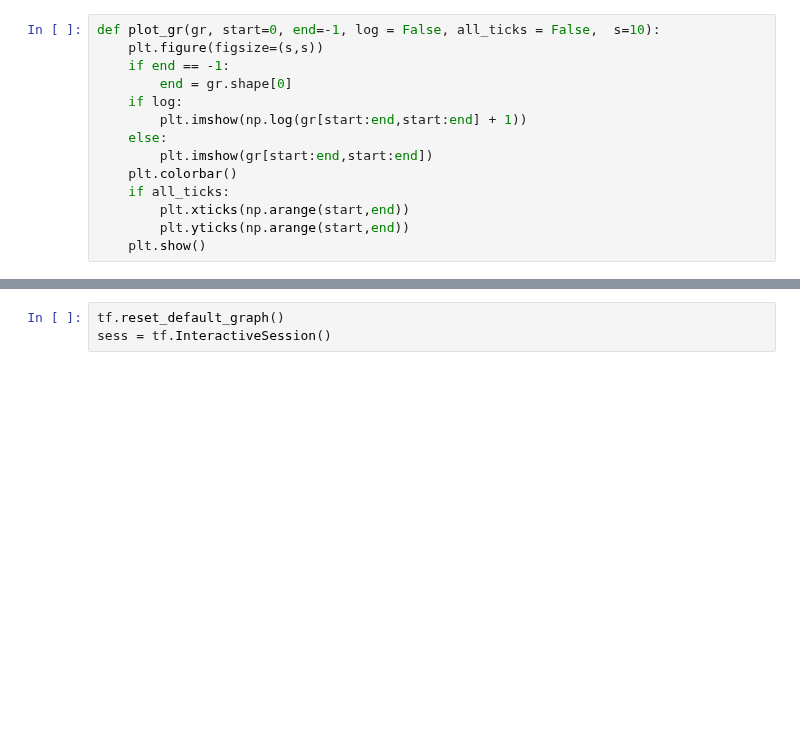
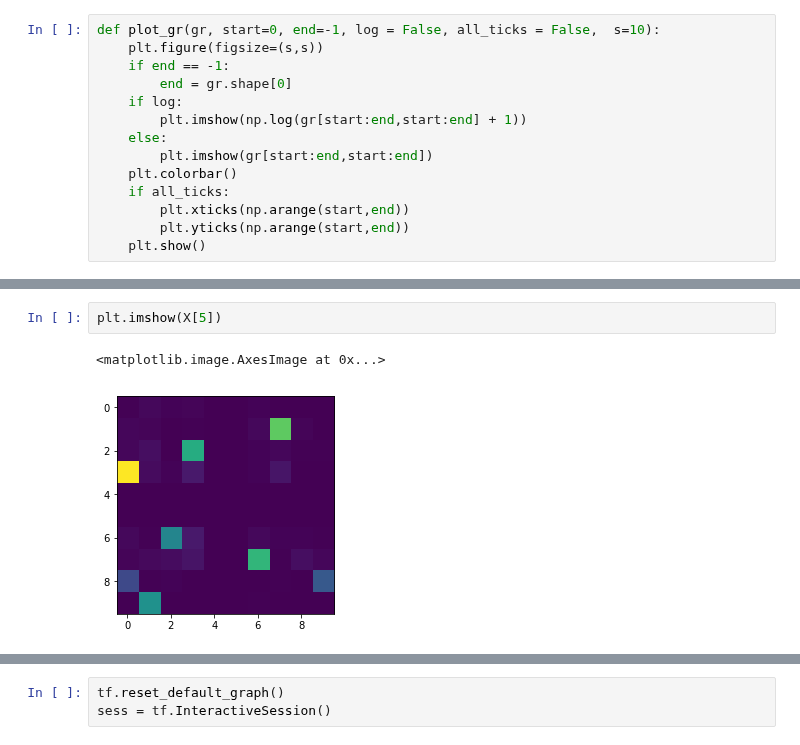
Before and after one commit to rykachevskiy/CRISPR, a Jupyter notebook: Graph_to_chains/graph_to_chains_TF.ipynb, the cells around one changed output, grey strips where cells are left out. Cells and saved outputs as stored; diff of their text form; blank space fills up the shorter version.

```diff
--- a/Graph_to_chains/graph_to_chains_TF.ipynb
+++ b/Graph_to_chains/graph_to_chains_TF.ipynb
@@ -45,0 +102,5 @@ params
+# %%
+plt.imshow(X[5])
+# %% [output]
+<matplotlib.image.AxesImage at 0x...>
+[figure, added]
```
Also changed, not shown: parts of 45 cells of this notebook, 8 other files.
